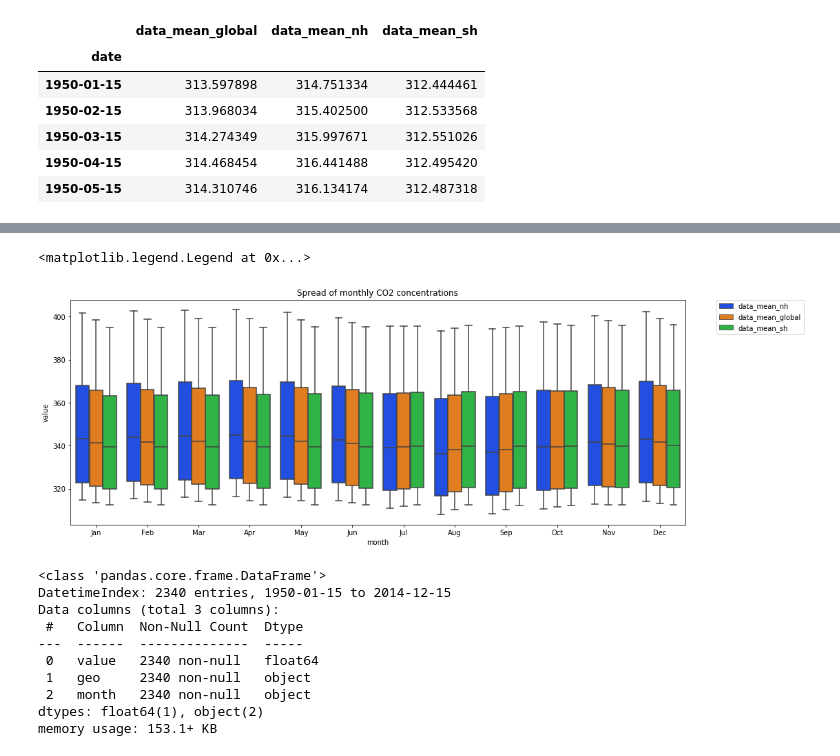
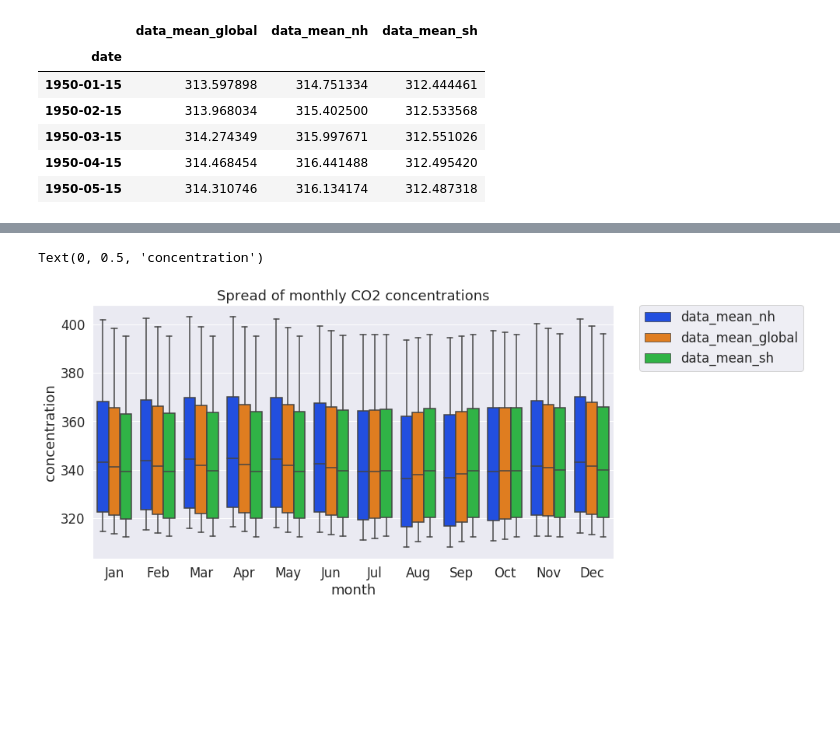
Before and after one commit to Squaess/TimeSeries, a Jupyter notebook: lab1/lab1.ipynb, the cells around one changed output, grey strips where cells are left out. Cells and saved outputs as stored; diff of their text form; code cells hidden in the pictures; blank space fills up the shorter version.

```diff
--- a/lab1/lab1.ipynb
+++ b/lab1/lab1.ipynb
@@ -78,25 +49,14 @@ monthly_df[monthly_df['geo'] == 'data_mean_sh']
 # %%
-plt.figure(figsize=(16, 6))
+plt.figure(figsize=(12, 6))
+sns.set(font_scale=1.5)
 ax = sns.boxplot(
     x='month',y='value',hue='geo', data=monthly_df,
     palette="bright")
 handles, labels = ax.get_legend_handles_labels()
 ax.set_title("Spread of monthly CO2 concentrations")
 ax.legend(handles, labels, bbox_to_anchor=(1.05, 1), loc='upper left', borderaxespad=0.)
+ax.set_ylabel('concentration')
 # ax.set
 # %% [output]
-<matplotlib.legend.Legend at 0x...>
+Text(0, 0.5, 'concentration')
-[figure, old version]
+[figure, new version]
-# %%
-monthly_df.info()
-# %% [output]
-<class 'pandas.core.frame.DataFrame'>
-DatetimeIndex: 2340 entries, 1950-01-15 to 2014-12-15
-Data columns (total 3 columns):
- #   Column  Non-Null Count  Dtype
----  ------  --------------  -----
- 0   value   2340 non-null   float64
- 1   geo     2340 non-null   object
- 2   month   2340 non-null   object
-dtypes: float64(1), object(2)
-memory usage: 153.1+ KB
```
Also changed, not shown: parts of 31 cells of this notebook, 12 other files.
